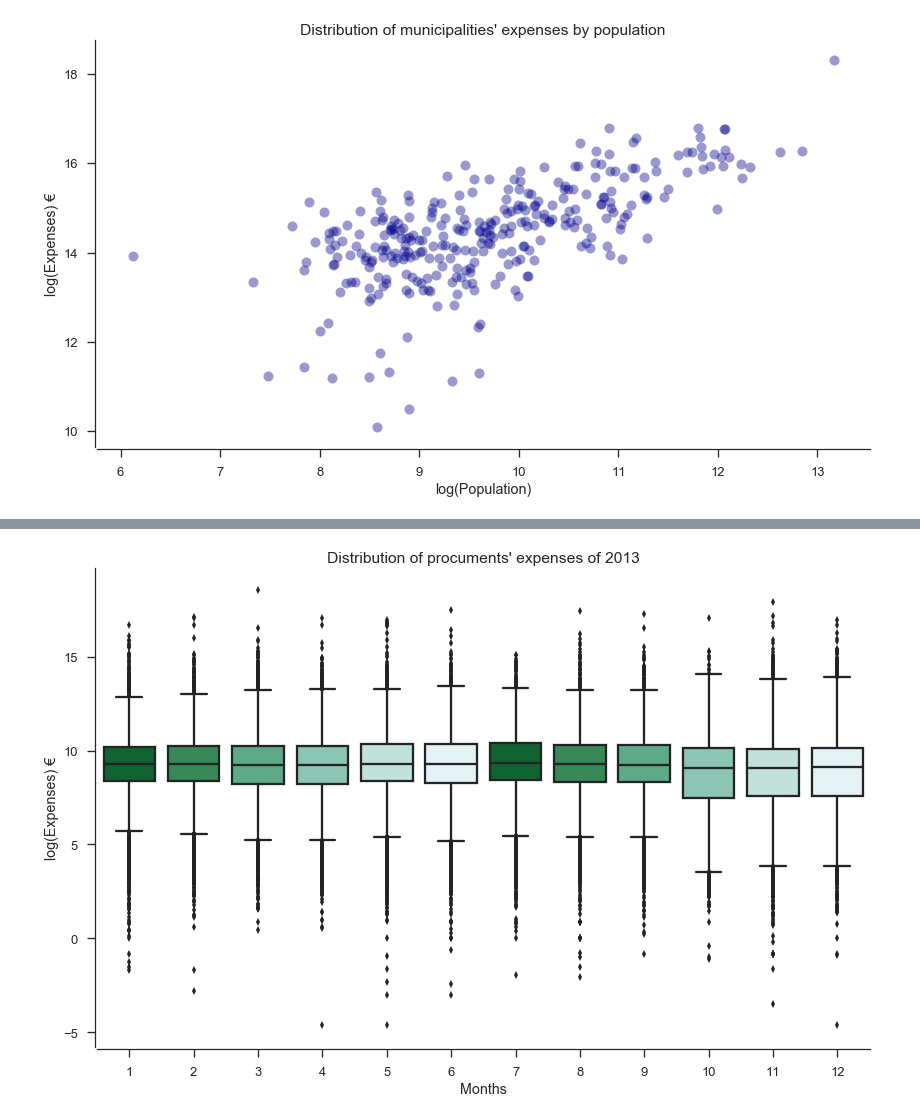
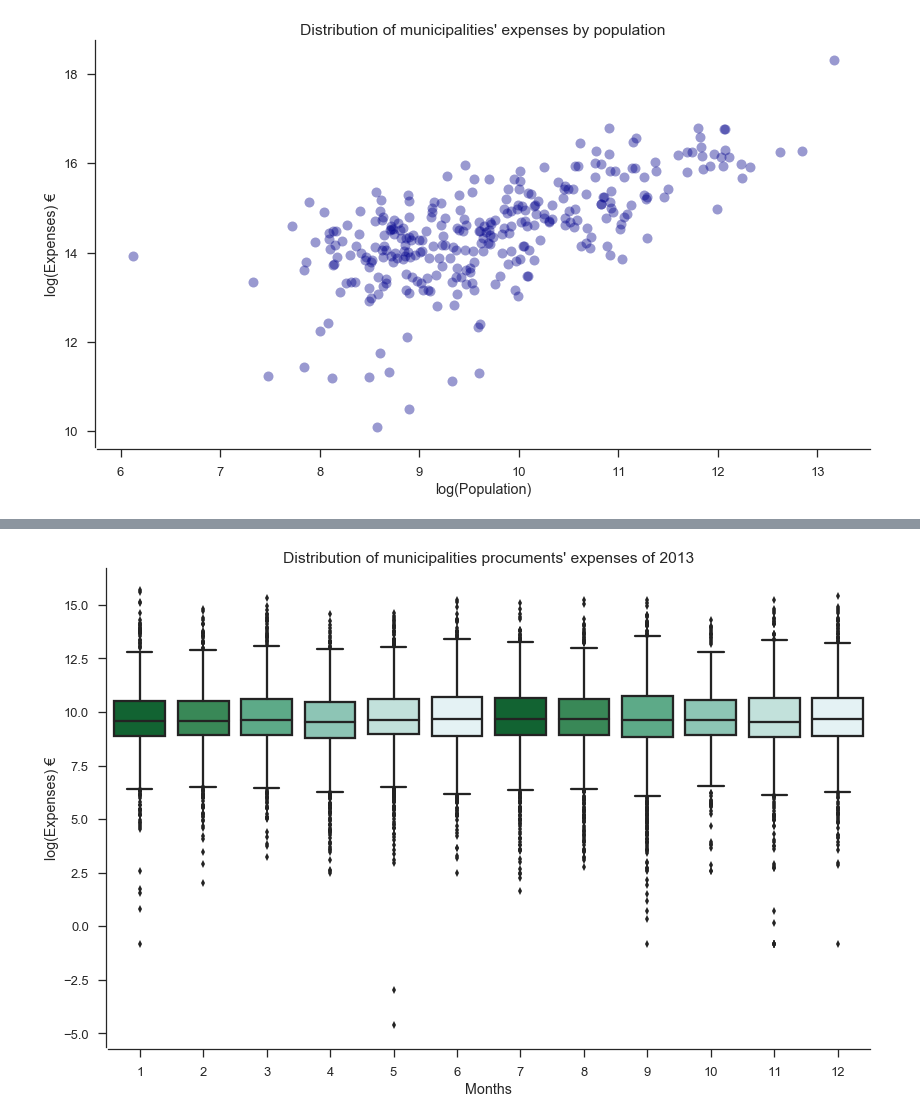
Before and after one commit to RodolfoLSS/Portuguese_Procurements, a Jupyter notebook: H7.20180088.ipynb, the cells around one changed output, grey strips where cells are left out. Cells and saved outputs as stored; diff of their text form; code cells hidden in the pictures.

```diff
--- a/H7.20180088.ipynb
+++ b/H7.20180088.ipynb
@@ -380,29 +401,25 @@ sns.despine(offset=2)
 # %%
-# Change the date to pandas date type
-proc['initialDate'] = pd.to_datetime(proc['initialDate'])
-proc['initialMonth'] = proc['initialDate'].dt.month
-
 # Apply the log to facilitate the vizualition
-exp = proc['initialValue'].apply(np.log)
+exp = municipalProc['initialValue'].apply(np.log)
 # %%
 sns.set_style("ticks", {"xtick.major.size": 8, "ytick.major.size": 8})
 
 # Set up the matplotlib figure
 f, (ax3) = plt.subplots(1, figsize=(12, 8), sharex=True)
 
 
 # Plot boxplot with seaborn
 color = sns.color_palette("BuGn_r")
 bplot=sns.boxplot(y=exp, x='initialMonth',
-                 data=proc,
+                 data=municipalProc,
                  width=0.8,
                  palette=color)
 
 bplot.set_xlabel('Months')
 bplot.set_ylabel('log(Expenses) €')
-bplot.set_title("Distribution of procuments' expenses of 2013")
+bplot.set_title("Distribution of municipalities procuments' expenses of 2013")
 
 plt.tight_layout(h_pad=2)
 sns.despine(offset=2)
 # %% [output]
-[figure, old version]
+[figure, new version]
```
Also changed, not shown: parts of 15 cells of this notebook.
